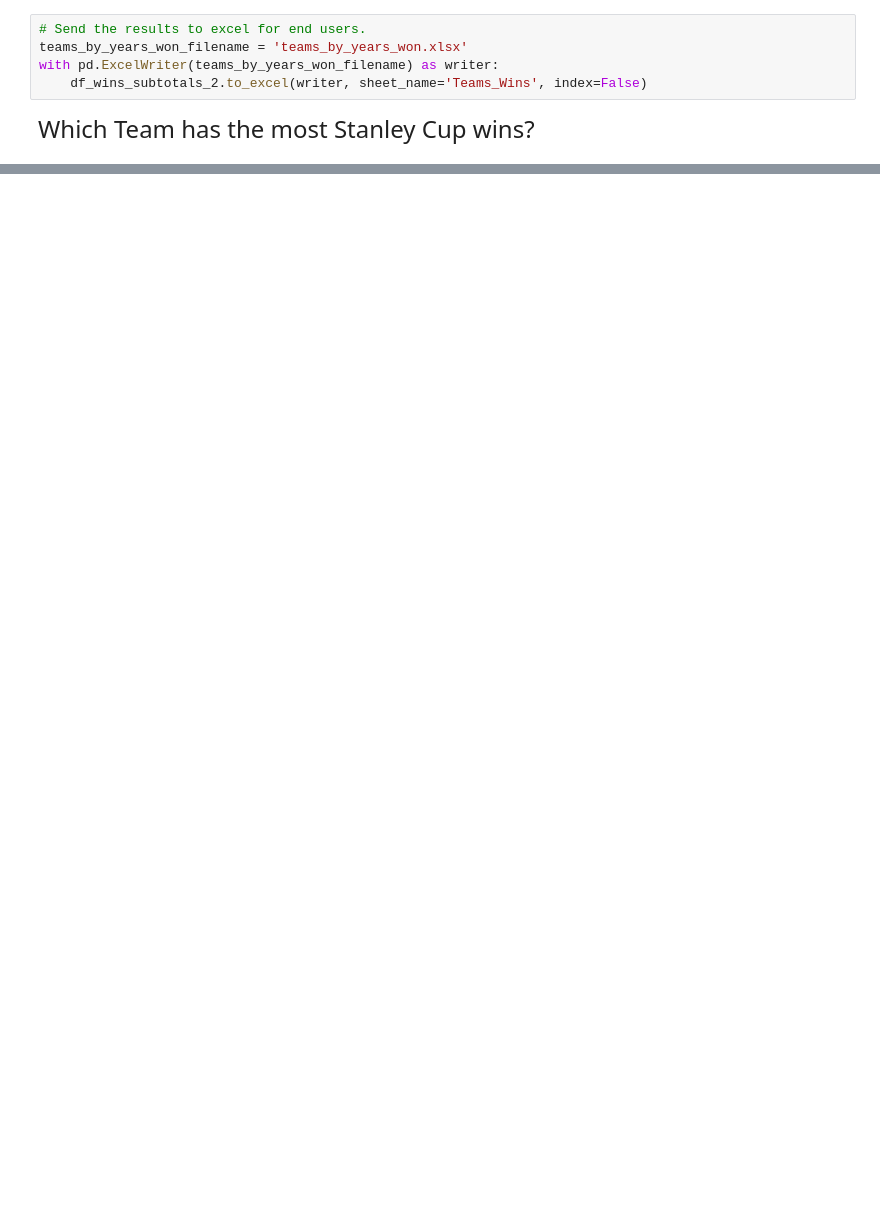
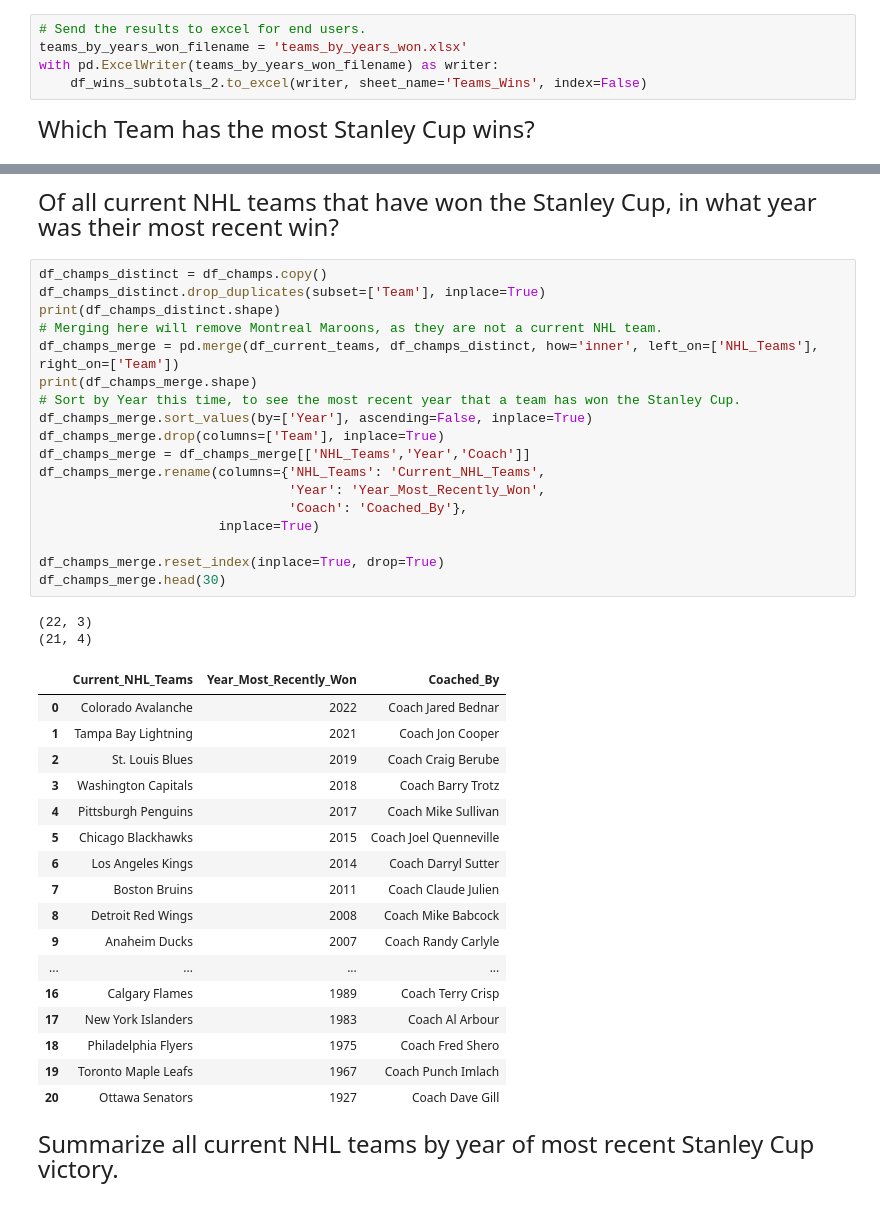
Before and after one commit to Vazquez-Michael-V/NHL_Stats, a Jupyter notebook: nhl_stats_data.ipynb, the cells around one changed output, grey strips where cells are left out. Saved outputs shown, nothing was run; the diff lists cells and outputs as text; blank space fills up the shorter version.

```diff
--- a/nhl_stats_data.ipynb
+++ b/nhl_stats_data.ipynb
@@ -159,0 +251,42 @@ df_current_teams.head(5)
+# %% [markdown]
+<font size="5">Of all current NHL teams that have won the Stanley Cup, in what year was their most recent win?</font>
+# %%
+df_champs_distinct = df_champs.copy()
+df_champs_distinct.drop_duplicates(subset=['Team'], inplace=True)
+print(df_champs_distinct.shape)
+# Merging here will remove Montreal Maroons, as they are not a current NHL team.
+df_champs_merge = pd.merge(df_current_teams, df_champs_distinct, how='inner', left_on=['NHL_Teams'], right_on=['Team'])
+print(df_champs_merge.shape)
+# Sort by Year this time, to see the most recent year that a team has won the Stanley Cup.
+df_champs_merge.sort_values(by=['Year'], ascending=False, inplace=True)
+df_champs_merge.drop(columns=['Team'], inplace=True)
+df_champs_merge = df_champs_merge[['NHL_Teams','Year','Coach']]
+df_champs_merge.rename(columns={'NHL_Teams': 'Current_NHL_Teams',
+                                'Year': 'Year_Most_Recently_Won',
+                                'Coach': 'Coached_By'},
+                       inplace=True)
+
+df_champs_merge.reset_index(inplace=True, drop=True)
+df_champs_merge.head(30)
+# %% [output]
+(22, 3)
+(21, 4)
+|  | Current_NHL_Teams | Year_Most_Recently_Won | Coached_By |
+| 0 | Colorado Avalanche | 2022 | Coach Jared Bednar |
+| 1 | Tampa Bay Lightning | 2021 | Coach Jon Cooper |
+| 2 | St. Louis Blues | 2019 | Coach Craig Berube |
+| 3 | Washington Capitals | 2018 | Coach Barry Trotz |
+| 4 | Pittsburgh Penguins | 2017 | Coach Mike Sullivan |
+| 5 | Chicago Blackhawks | 2015 | Coach Joel Quenneville |
+| 6 | Los Angeles Kings | 2014 | Coach Darryl Sutter |
+| 7 | Boston Bruins | 2011 | Coach Claude Julien |
+| 8 | Detroit Red Wings | 2008 | Coach Mike Babcock |
+| 9 | Anaheim Ducks | 2007 | Coach Randy Carlyle |
+| ... | ... | ... | ... |
+| 16 | Calgary Flames | 1989 | Coach Terry Crisp |
+| 17 | New York Islanders | 1983 | Coach Al Arbour |
+| 18 | Philadelphia Flyers | 1975 | Coach Fred Shero |
+| 19 | Toronto Maple Leafs | 1967 | Coach Punch Imlach |
+| 20 | Ottawa Senators | 1927 | Coach Dave Gill |
+# %% [markdown]
+<font size="5">Summarize all current NHL teams by year of most recent Stanley Cup victory.</font>
```
Also changed, not shown: parts of 22 cells of this notebook.
